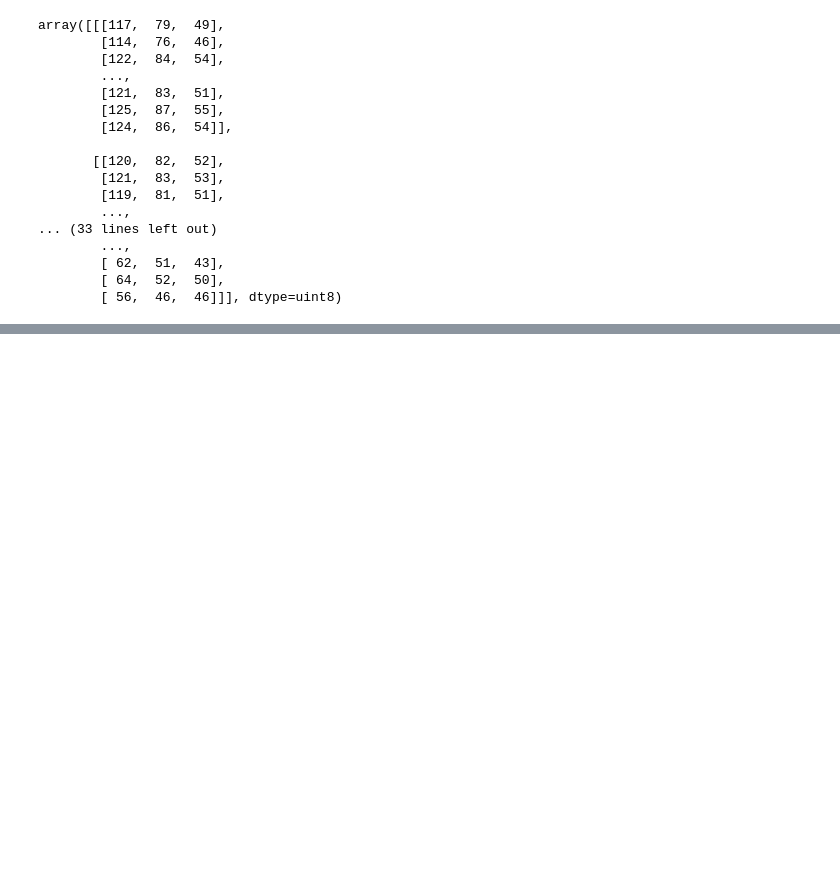
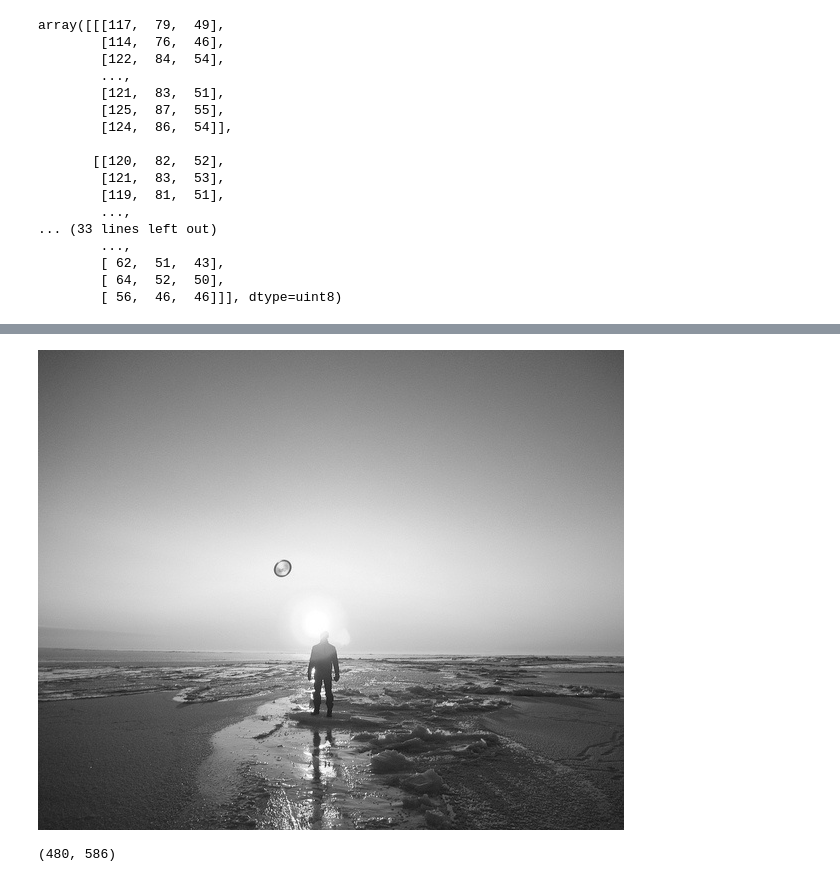
Before and after one commit to mietekdom/Computer_Vision, a Jupyter notebook: 01_part.ipynb, the cells around one changed output, grey strips where cells are left out. Saved outputs shown, nothing was run; the diff lists cells and outputs as text; code cells hidden in the pictures; blank space fills up the shorter version.

```diff
--- a/01_part.ipynb
+++ b/01_part.ipynb
@@ -33,0 +50,3 @@ array([[[117,  79,  49],
+# %%
+img = cv2.imread(filename='view.jpg', flags=cv2.IMREAD_GRAYSCALE)
+img
@@ -33,0 +61,8 @@ array([[[117,  79,  49],
+# %%
+cv2_imshow(img)
+# %% [output]
+[figure, added]
+# %%
+img.shape
+# %% [output]
+(480, 586)
```
Also changed, not shown: parts of 6 cells of this notebook.
